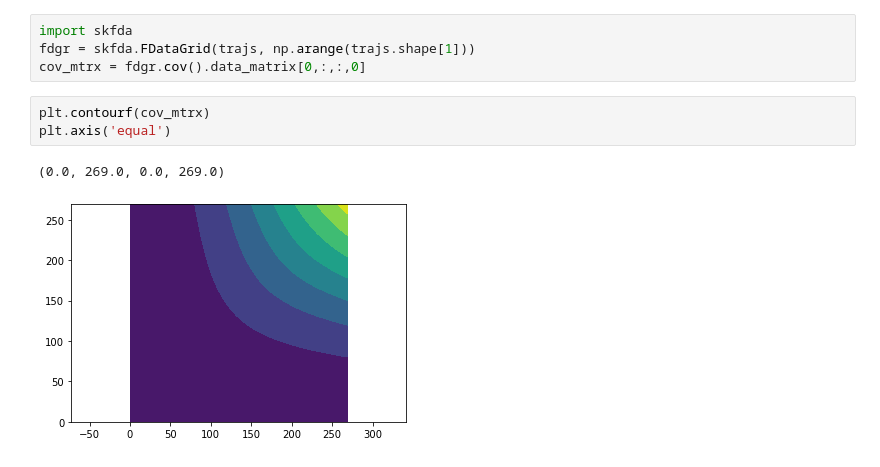
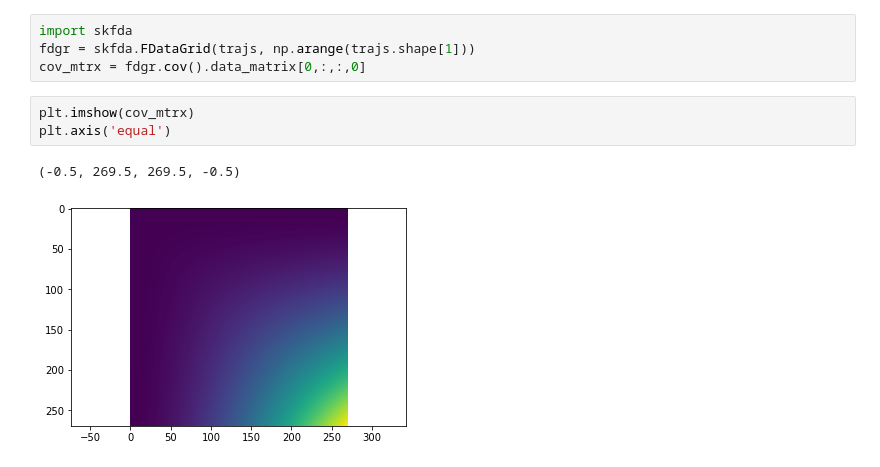
Before and after one commit to thinhhoang95/anomaly-detection-ngsim2, a Jupyter notebook: pwms_spherical/4_modelling_traffic.ipynb, the cells around one changed output. Cells and saved outputs as stored; diff of their text form.

```diff
--- a/pwms_spherical/4_modelling_traffic.ipynb
+++ b/pwms_spherical/4_modelling_traffic.ipynb
@@ -58,11 +55,11 @@ import skfda
 fdgr = skfda.FDataGrid(trajs, np.arange(trajs.shape[1]))
 cov_mtrx = fdgr.cov().data_matrix[0,:,:,0]
 # %%
-plt.contourf(cov_mtrx)
+plt.imshow(cov_mtrx)
 plt.axis('equal')
 # %% [output]
-(0.0, 269.0, 0.0, 269.0)
+(-0.5, 269.5, 269.5, -0.5)
-[figure, old version]
+[figure, new version]
 # %%
 fdgrv = skfda.FDataGrid(trajs_v, np.arange(trajs_v.shape[1]))
 cov_mtrxv = fdgrv.cov().data_matrix[0,:270,:270,0]
```
Also changed, not shown: parts of 15 cells of this notebook.
